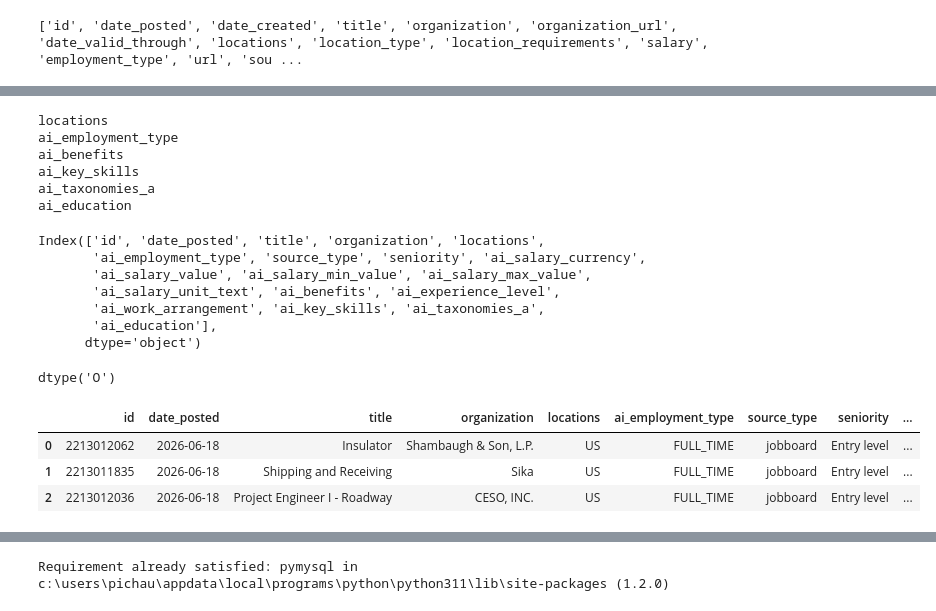
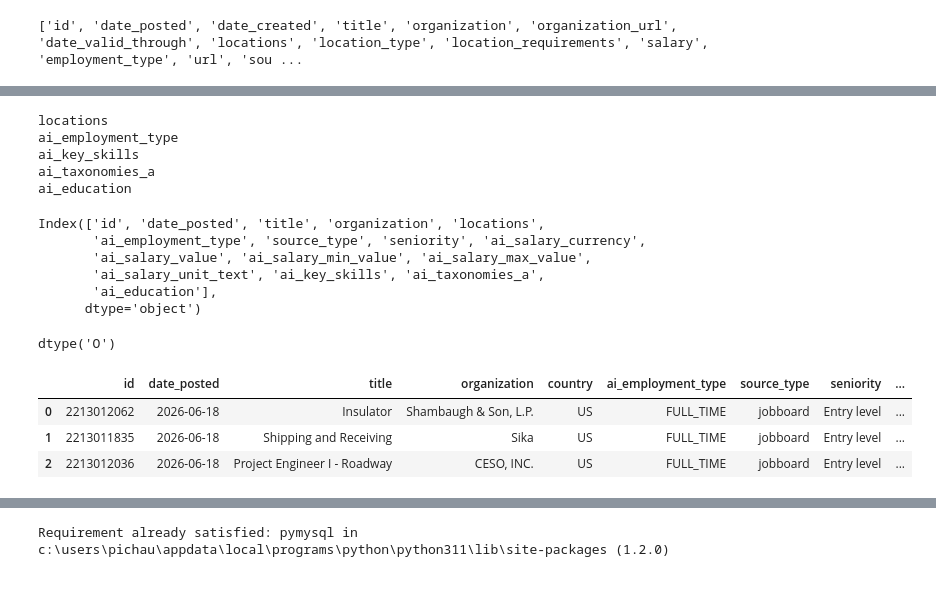
Before and after one commit to AlanDeSouza21/etl_remotive_api, a Jupyter notebook: main.ipynb, the cells around one changed output, grey strips where cells are left out. Cells and saved outputs as stored; diff of their text form; code cells hidden in the pictures.

Commit message:
tratamento de colunas + conexao com banco de dados

```diff
--- a/main.ipynb
+++ b/main.ipynb
@@ -89,7 +89,7 @@ print(list(df.columns))
 # %% [output]
 ['id', 'date_posted', 'date_created', 'title', 'organization', 'organization_url', 'date_valid_through', 'locations', 'location_type', 'location_requirements', 'salary', 'employment_type', 'url', 'sou ...
 # %%
-colunas_selecionadas = ['id','date_posted','title','organization','locations','ai_employment_type','source_type','seniority','ai_salary_currency','ai_salary_value','ai_salary_min_value','ai_salary_max_value','ai_salary_unit_text','ai_benefits','ai_experience_level','ai_work_arrangement','ai_key_skills','ai_taxonomies_a','ai_education']
+colunas_selecionadas = ['id','date_posted','title','organization','locations','ai_employment_type','source_type','seniority','ai_salary_currency','ai_salary_value','ai_salary_min_value','ai_salary_max_value','ai_salary_unit_text','ai_key_skills','ai_taxonomies_a','ai_education']
 df_col_selecionadas = df[colunas_selecionadas]
 # %%
 df_col_selecionadas.head(5)
@@ -132,7 +132,6 @@ for col in df_col_selecionadas.columns:
 # %% [output]
 locations
 ai_employment_type
-ai_benefits
 ai_key_skills
 ai_taxonomies_a
 ai_education
@@ -143,21 +142,30 @@ df_col_selecionadas['date_posted'].dtype
 Index(['id', 'date_posted', 'title', 'organization', 'locations',
        'ai_employment_type', 'source_type', 'seniority', 'ai_salary_currency',
        'ai_salary_value', 'ai_salary_min_value', 'ai_salary_max_value',
-       'ai_salary_unit_text', 'ai_benefits', 'ai_experience_level',
-       'ai_work_arrangement', 'ai_key_skills', 'ai_taxonomies_a',
+       'ai_salary_unit_text', 'ai_key_skills', 'ai_taxonomies_a',
        'ai_education'],
       dtype='object')
 dtype('O')
 # %%
 # tratamento das colunas
+df_col_selecionadas['ai_salary_value'] = df_col_selecionadas['ai_salary_value'].round(2)
 df_col_selecionadas.loc[:, 'date_posted'] = df_col_selecionadas['date_posted'].str.split('T').str[0]
-df_col_selecionadas.loc[:, 'ai_salary_min_value'] = df_col_selecionadas['ai_salary_min_value'].fillna(0)
-df_col_selecionadas.loc[:, 'ai_salary_value'] = df_col_selecionadas['ai_salary_value'].fillna(0)
-df_col_selecionadas.loc[:, 'ai_salary_max_value'] = df_col_selecionadas['ai_salary_max_value'].fillna(0)
+df_col_selecionadas.loc[:, 'ai_salary_min_value'] = df_col_selecionadas['ai_salary_min_value'].fillna(0).round(2)
+df_col_selecionadas.loc[:, 'ai_salary_value'] = df_col_selecionadas['ai_salary_value'].fillna(0).round(2)
+df_col_selecionadas.loc[:, 'ai_salary_max_value'] = df_col_selecionadas['ai_salary_max_value'].fillna(0).round(2)
+df_col_selecionadas.loc[:, 'id'] = df_col_selecionadas['id'].astype('int64')
+df_col_selecionadas = df_col_selecionadas.rename(columns={'locations': 'country'})
+
+# EVITA ERRO DE PROGRAMAÇÃO CAUSADOS POR VALORES NaN AO INSERIR OS DADOS NA TABELA DO BANCO MYSQL
+df_col_selecionadas = df_col_selecionadas.where(
+    pd.notnull(df_col_selecionadas),
+    None
+)
 
 df_col_selecionadas.head(3)
+#df_col_selecionadas.info()
 # %% [output]
-|  | id | date_posted | title | organization | locations | ai_employment_type | source_type | seniority | ... |
+|  | id | date_posted | title | organization | country | ai_employment_type | source_type | seniority | ... |
 | 0 | 2213012062 | 2026-06-18 | Insulator | Shambaugh & Son, L.P. | US | FULL_TIME | jobboard | Entry level | ... |
 | 1 | 2213011835 | 2026-06-18 | Shipping and Receiving | Sika | US | FULL_TIME | jobboard | Entry level | ... |
 | 2 | 2213012036 | 2026-06-18 | Project Engineer I - Roadway | CESO, INC. | US | FULL_TIME | jobboard | Entry level | ... |
```
Also changed, not shown: parts of 6 cells of this notebook.
